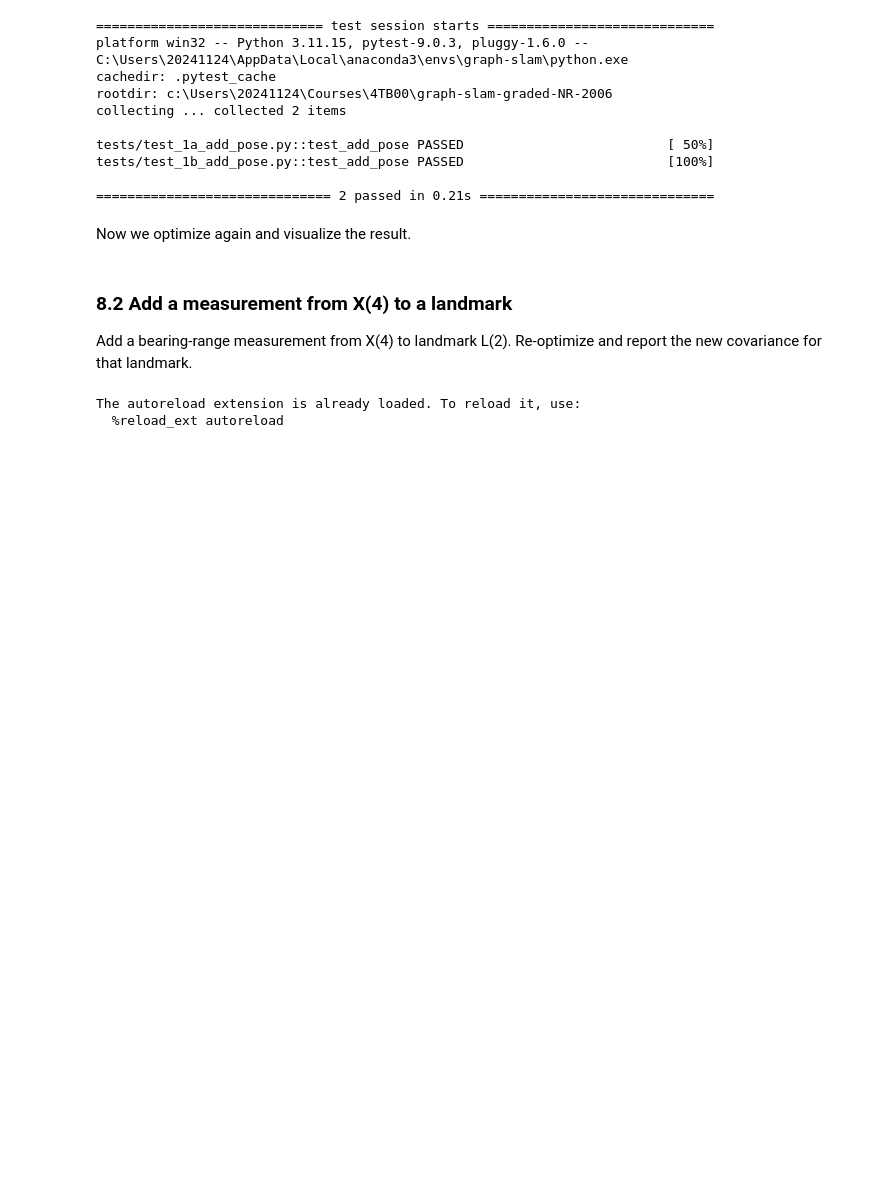
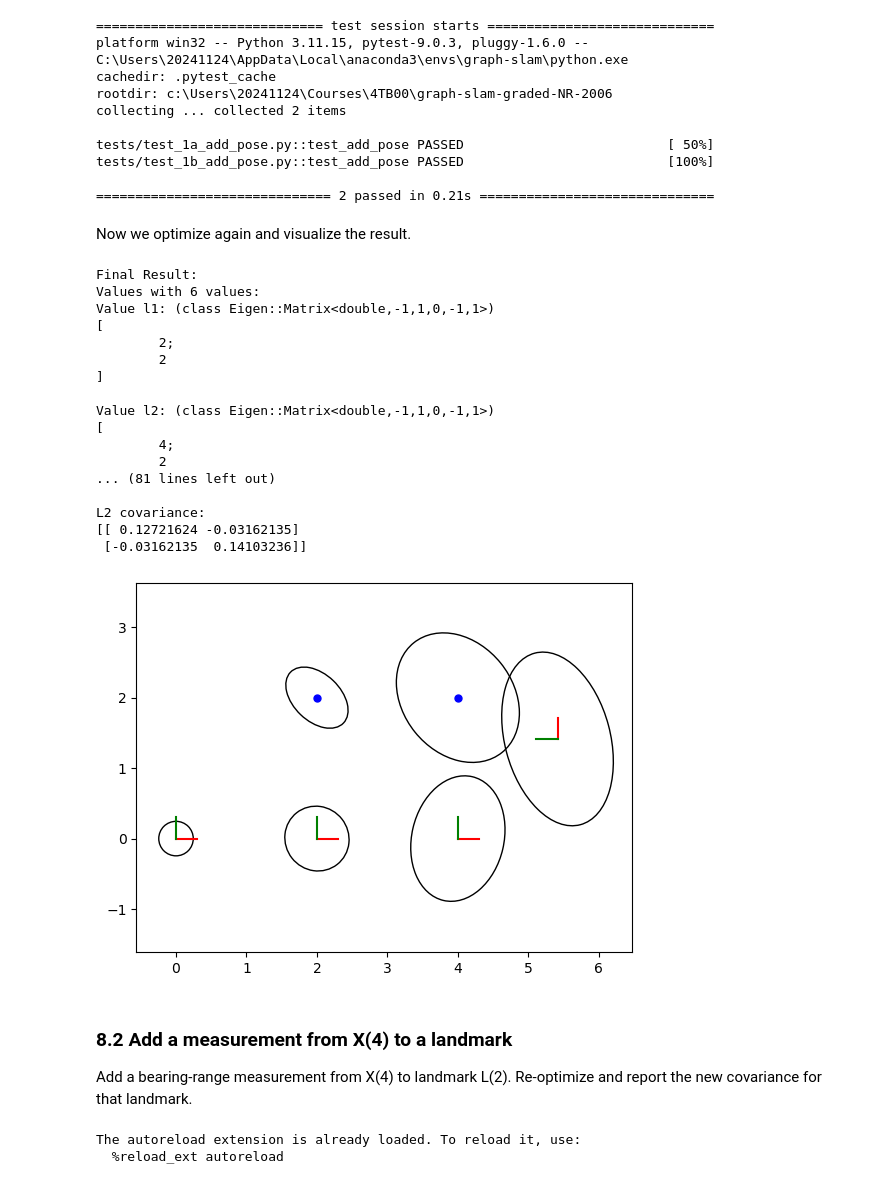
Before and after one commit to TUe-4TB00/graph-slam-graded-NR-2006, a Jupyter notebook: assignment.ipynb, the cells around one changed output. Drawn from its saved outputs; the diff is of its cells as text; code cells hidden in the pictures; blank space fills up the shorter version.

Commit message:
Adding pose x5, attempt 3

```diff
--- a/assignment.ipynb
+++ b/assignment.ipynb
@@ -244,7 +247,7 @@ axes = fig.add_subplot()
 axes = fig.axes[0]
 
 # Plot 2D poses
-poses = gtsam.utilities.allPose2s(result)
+poses : gtsam.Values = gtsam.utilities.allPose2s(result)
 for key in poses.keys():
     pose = poses.atPose2(key)
     covariance = marginals.marginalCovariance(key)
@@ -306,20 +308,82 @@ tests/test_1b_add_pose.py::test_add_pose PASSED                          [100%]
 # %% [markdown]
 Now we optimize again and visualize the result.
 # %%
-# Optimize using Levenberg-Marquardt optimization.
+import numpy as np
+from helperfunctions import add_pose_from_global, add_landmark_measurement_from_global
+import gtsam
+from gtsam.symbol_shorthand import L, X
 
-# Perform the optimization
+PRIOR_NOISE = gtsam.noiseModel.Diagonal.Sigmas(np.array([0.1, 0.1, 0.05]))  # (x, y, theta)
+ODOMETRY_NOISE = gtsam.noiseModel.Diagonal.Sigmas(np.array([0.2, 0.2, 0.1]))  # (dx, dy, dtheta)
+MEASUREMENT_NOISE = gtsam.noiseModel.Diagonal.Sigmas(np.array([0.05, 0.1]))  # (bearing, range)
 
 
+def optimize(graph, initial_estimate):
+    # TODO: Initialize the optimizer
+    params = gtsam.LevenbergMarquardtParams()
+    optimizer = gtsam.LevenbergMarquardtOptimizer(graph, initial_estimate, params)
+
+    # TODO: Perform the optimization and print the result
+    result = optimizer.optimize()
+    print("\nFinal Result:\n{}".format(result))
+
+    return result
+
 # Calculate marginal covariances for all variables.
+result = optimize(graph, initial_estimate)
+marginals = gtsam.Marginals(graph, result)
 
 # Visualize the updated factor graph
+print('Factor Graph:{}'.format(graph))
 
+print("X1 covariance:\n{}\n".format(marginals.marginalCovariance(X(1))))
+print("X2 covariance:\n{}\n".format(marginals.marginalCovariance(X(2))))
+print("X3 covariance:\n{}\n".format(marginals.marginalCovariance(X(3))))
+print("X4 covariance:\n{}\n".format(marginals.marginalCovariance(X(4))))
+print("L1 covariance:\n{}\n".format(marginals.marginalCovariance(L(1))))
+print("L2 covariance:\n{}\n".format(marginals.marginalCovariance(L(2))))
 
+import matplotlib.pyplot as plt
+fig = plt.figure(1)
+axes = fig.add_subplot()
+axes = fig.axes[0]
+
+import gtsam.utils.plot as gp
 # Plot 2D poses
+poses = gtsam.utilities.allPose2s(result) #: gtsam.Values
+for key in poses.keys():
+    pose = poses.atPose2(key)
+    covariance = marginals.marginalCovariance(key)
 
+    gp.plot_pose2_on_axes(axes, pose, covariance=covariance, axis_length=0.3)
 
 # Plot 2D landmarks
+landmarks: np.ndarray = gtsam.utilities.extractPoint2(result)  # 2xn array
+for j, landmark in enumerate(landmarks):
+    gp.plot_point2_on_axes(axes, landmark, linespec="b")
+    covariance = marginals.marginalCovariance(L(j+1))
+    gp.plot_covariance_ellipse_2d(axes, landmark, covariance=covariance)
+
+axes.set_aspect("equal", adjustable="datalim")
+# %% [output]
+Final Result:
+Values with 6 values:
+Value l1: (class Eigen::Matrix<double,-1,1,0,-1,1>)
+[
+        2;
+        2
+]
+
+Value l2: (class Eigen::Matrix<double,-1,1,0,-1,1>)
+[
+        4;
+        2
+... (81 lines left out)
+
+L2 covariance:
+[[ 0.12721624 -0.03162135]
+ [-0.03162135  0.14103236]]
+[figure, added]
 # %% [markdown]
 ### 8.2 Add a measurement from X(4) to a landmark
 
```
Also changed, not shown: parts of 5 cells of this notebook, 1 other file.
